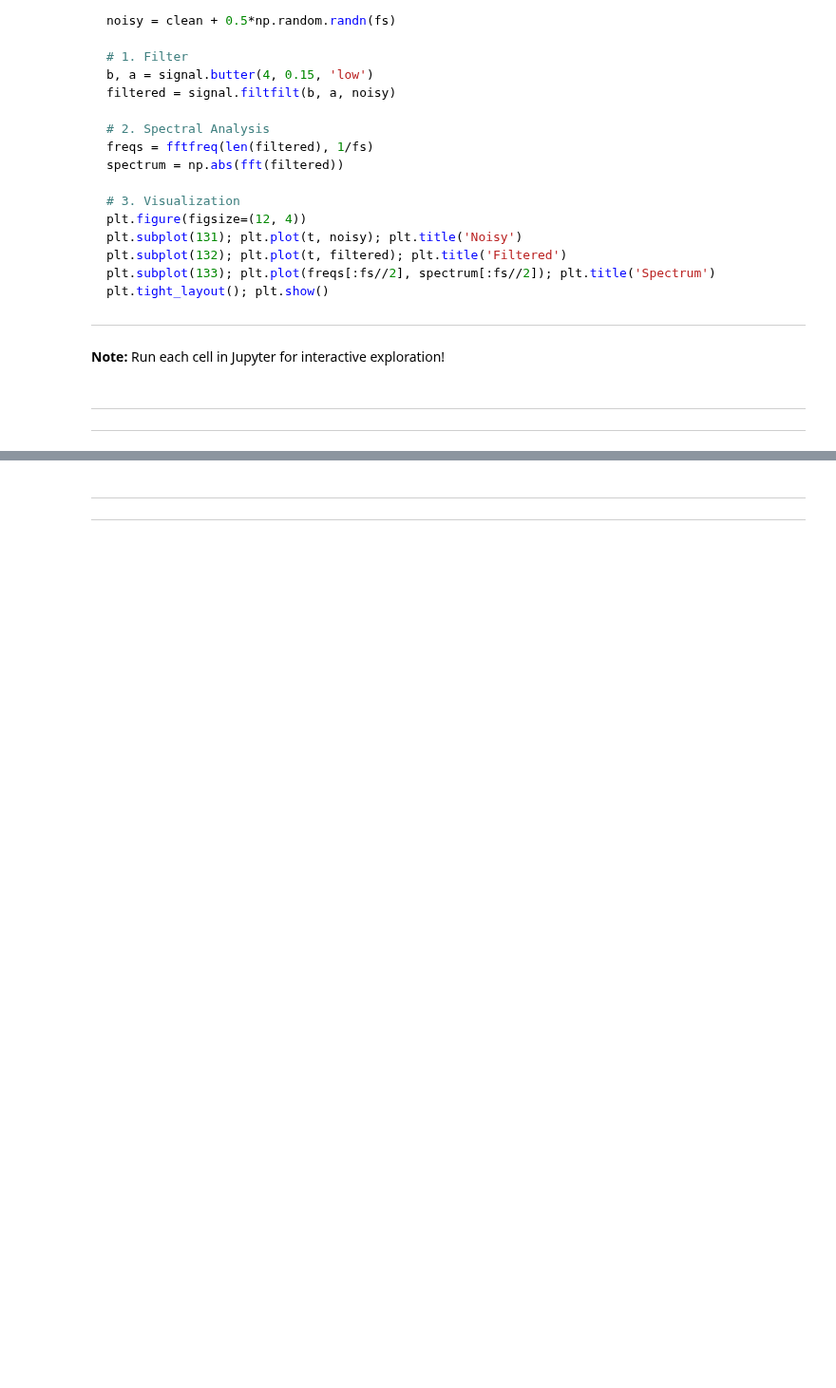
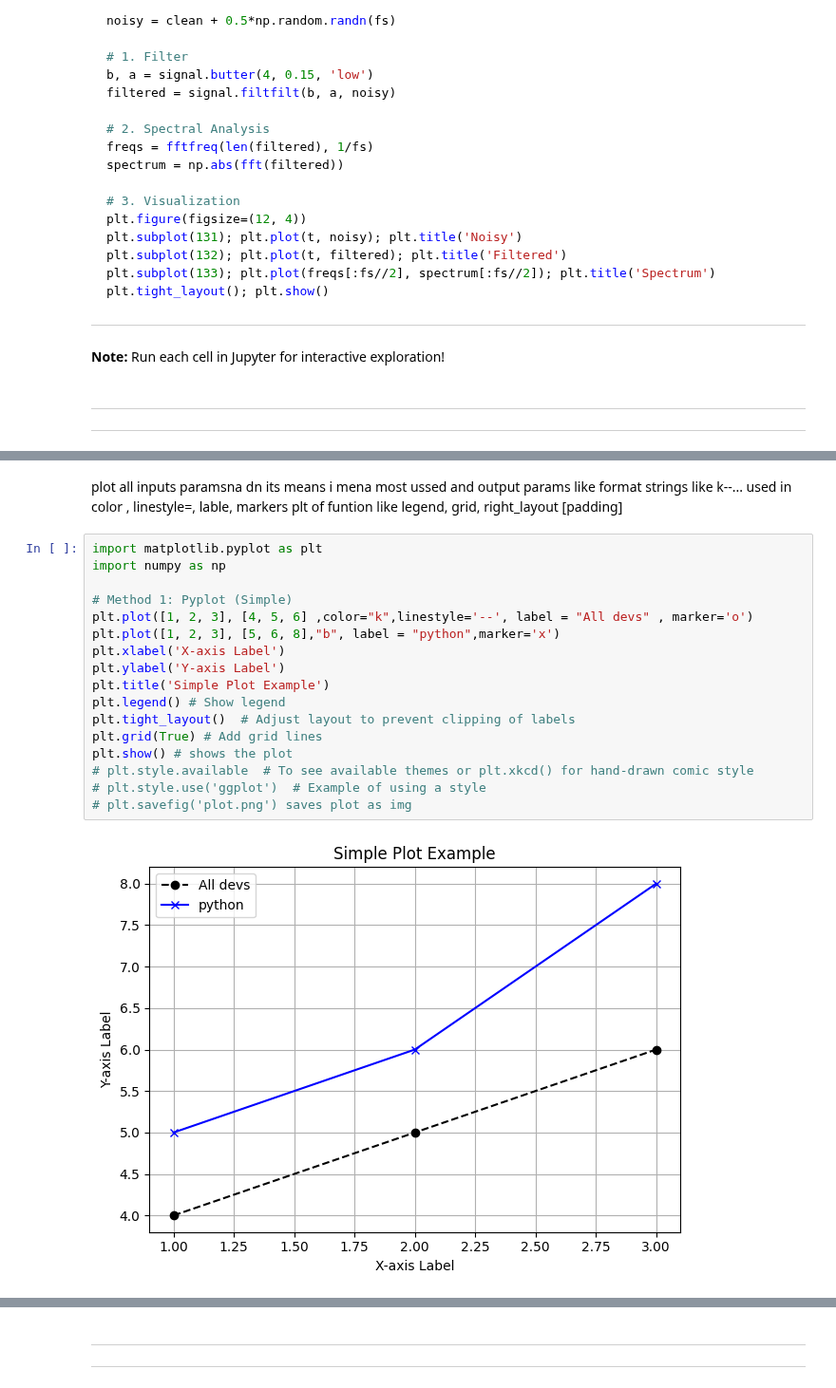
Before and after one commit to satyaprakashdhfm/NOTES, a Jupyter notebook: 18CSC305J-Artificial intellegence/0.DATA PREPROCESSIN/python_libraries.ipynb, the cells around one changed output, grey strips where cells are left out. Shown at 95% size. Drawn from its saved outputs; the diff is of its cells as text; blank space fills up the shorter version.

```diff
--- a/18CSC305J-Artificial intellegence/0.DATA PREPROCESSIN/python_libraries.ipynb
+++ b/18CSC305J-Artificial intellegence/0.DATA PREPROCESSIN/python_libraries.ipynb
@@ -2617,0 +2630,23 @@ plt.tight_layout(); plt.show()
+# %% [markdown]
+plot all inputs paramsna dn its means i mena most ussed and output
+    params like format strings like k--... used in color , linestyle=, lable, markers
+plt of funtion like legend, grid, right_layout [padding]
+# %%
+import matplotlib.pyplot as plt
+import numpy as np
+
+# Method 1: Pyplot (Simple)
+plt.plot([1, 2, 3], [4, 5, 6] ,color="k",linestyle='--', label = "All devs" , marker='o')
+plt.plot([1, 2, 3], [5, 6, 8],"b", label = "python",marker='x')
+plt.xlabel('X-axis Label')
+plt.ylabel('Y-axis Label')
+plt.title('Simple Plot Example')
+plt.legend() # Show legend
+plt.tight_layout()  # Adjust layout to prevent clipping of labels
+plt.grid(True) # Add grid lines
+plt.show() # shows the plot
+# plt.style.available  # To see available themes or plt.xkcd() for hand-drawn comic style
+# plt.style.use('ggplot')  # Example of using a style
+# plt.savefig('plot.png') saves plot as img
+# %% [output]
+[figure, added]
```
Also changed, not shown: parts of 6 cells of this notebook, 1 other file.
